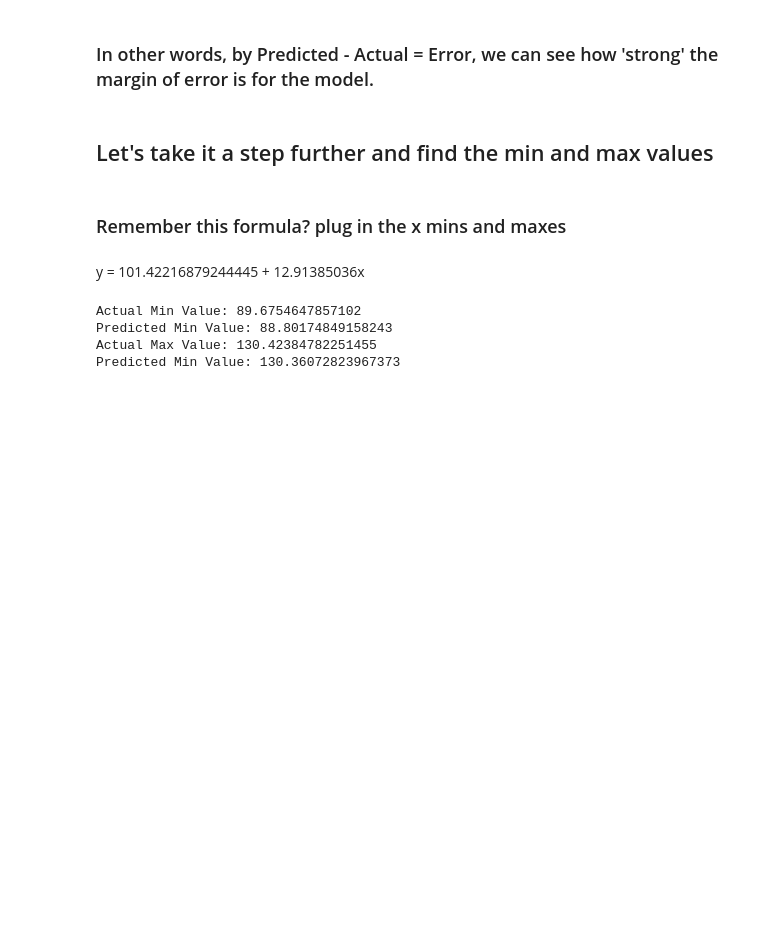
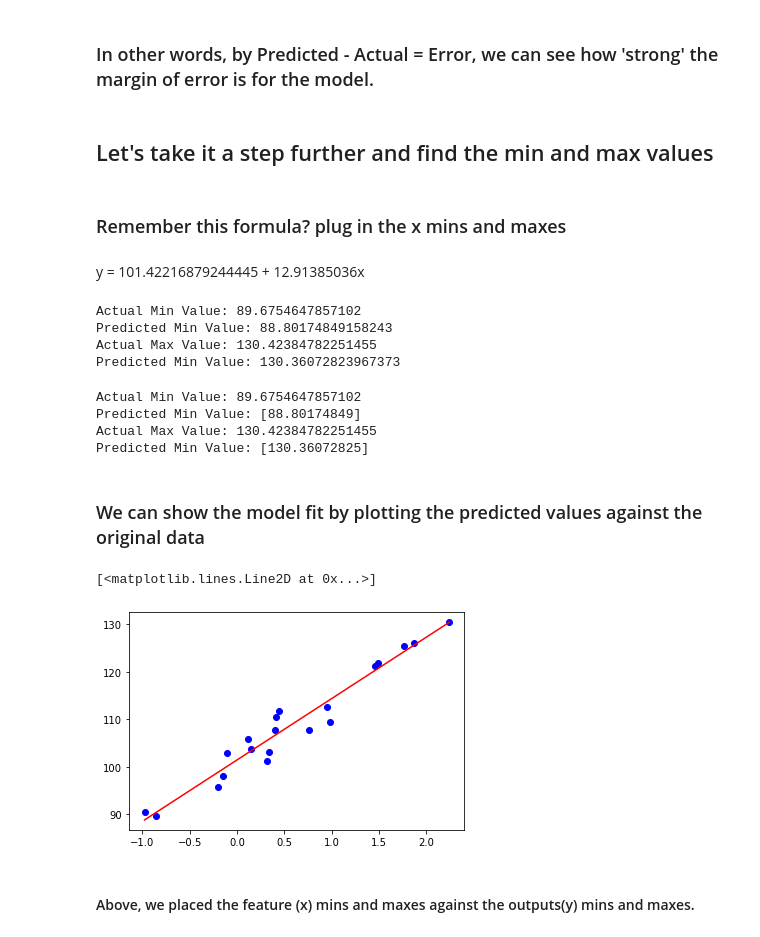
Before and after one commit to gianmillare/Machine-Learning-AI, a Jupyter notebook: University of California, Berkeley - AI ML Sessions/Part 2 - Univariate Linear Regression Sklearn.ipynb, the cells around one changed output. Drawn from its saved outputs; the diff is of its cells as text; code cells hidden in the pictures; blank space fills up the shorter version.

Commit message:
coded the one dimensional reshaping  for the linear regression example, then plotted the regression line via matplotlib

```diff
--- a/University of California, Berkeley - AI ML Sessions/Part 2 - Univariate Linear Regression Sklearn.ipynb
+++ b/University of California, Berkeley - AI ML Sessions/Part 2 - Univariate Linear Regression Sklearn.ipynb
@@ -170,0 +176,20 @@ Predicted Min Value: 130.36072823967373
+# %%
+print("Actual Min Value: {}".format(y_min_actual))
+print("Predicted Min Value: {}".format(y_min_predicted))
+print("Actual Max Value: {}".format(y_max_actual))
+print("Predicted Min Value: {}".format(y_max_predicted))
+# %% [output]
+Actual Min Value: 89.6754647857102
+Predicted Min Value: [88.80174849]
+Actual Max Value: 130.42384782251455
+Predicted Min Value: [130.36072825]
+# %% [markdown]
+### We can show the model fit by plotting the predicted values against the original data
+# %%
+plt.scatter(X, y, c='blue')
+plt.plot([x_min, x_max], [y_min, y_max], c='red')
+# %% [output]
+[<matplotlib.lines.Line2D at 0x...>]
+[figure, added]
+# %% [markdown]
+#### Above, we placed the feature (x) mins and maxes against the outputs(y) mins and maxes.
```
Also changed, not shown: parts of 1 cell of this notebook.
